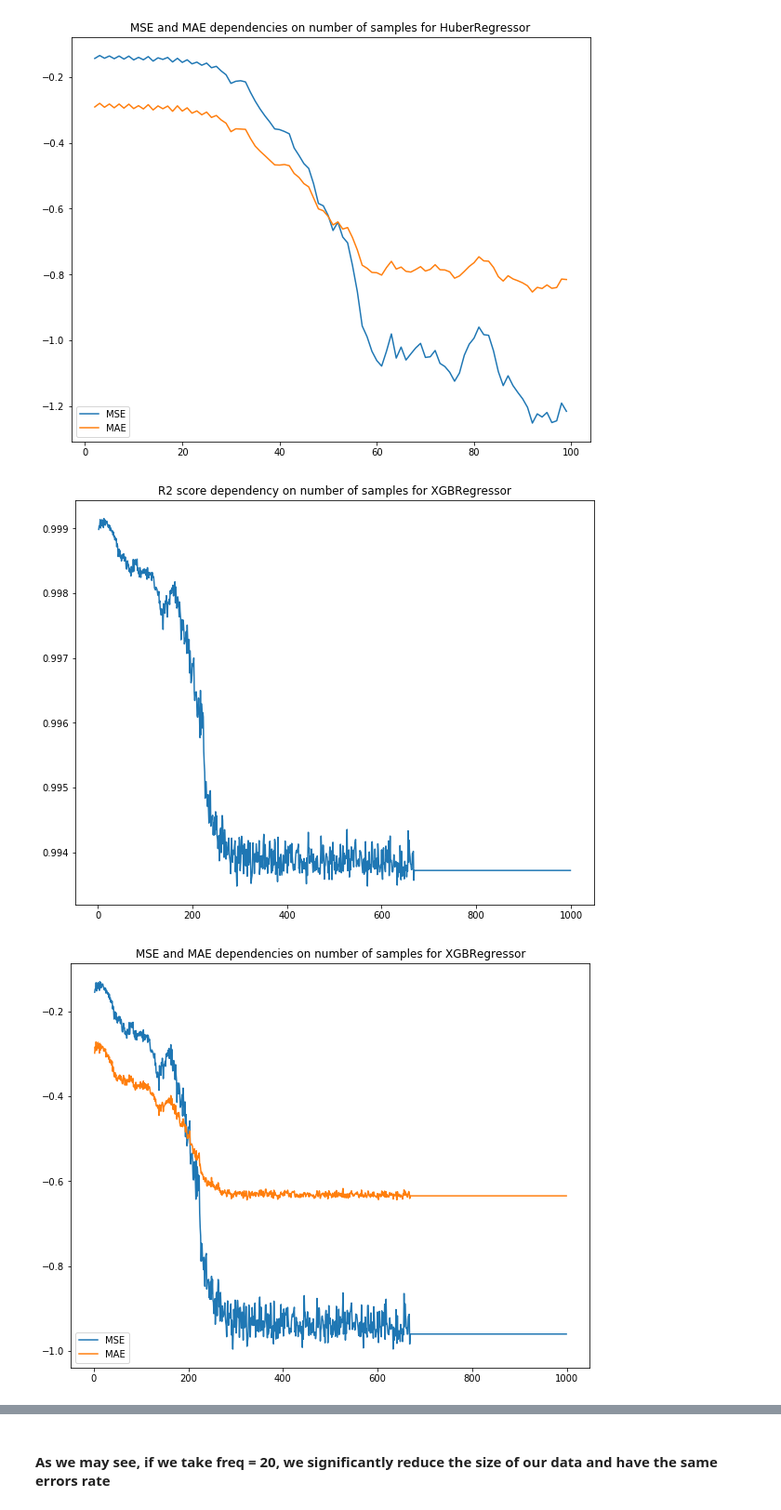
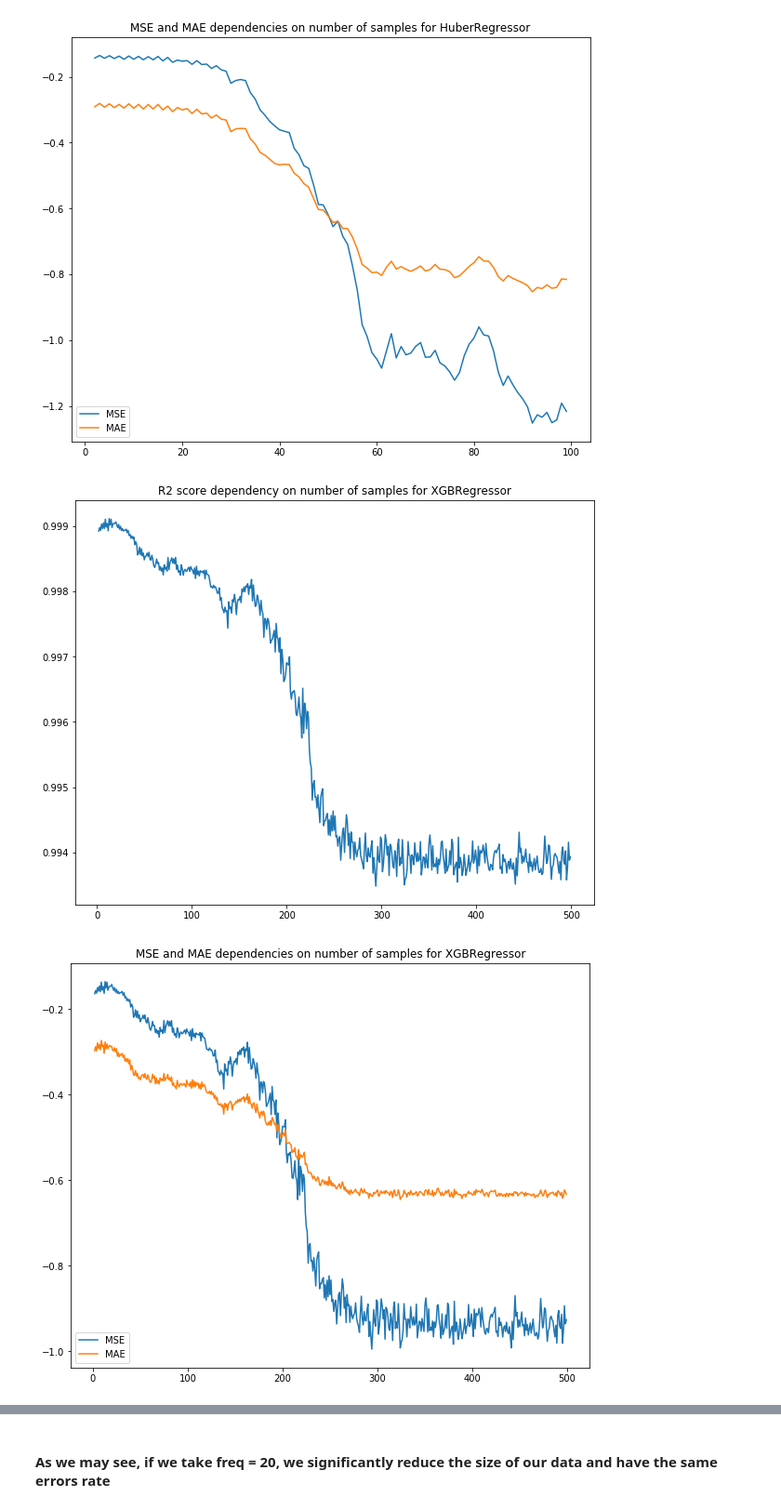
Before and after one commit to whiteRa2bit/cern_summer_project, a Jupyter notebook: problem1/experiments.ipynb, the cells around one changed output, grey strips where cells are left out. Shown at 93% size. Drawn from its saved outputs; the diff is of its cells as text; code cells hidden in the pictures.

Commit message:
add plots with greater freq

```diff
--- a/problem1/experiments.ipynb
+++ b/problem1/experiments.ipynb
@@ -96,7 +96,7 @@ def plot_errors(model, frequency_values, start_point=355):
     mae_scores = []
 
     for freq in tqdm.tqdm(frequency_values):
-        X_freq = np.concatenate([X[:, start_point::-freq], X[:, start_point::freq]], axis=1)
+        X_freq = np.concatenate([X[:, start_point::-freq][:, ::-1], X[:, start_point + freq::freq]], axis=1)
 
         scoring = ['r2', 'neg_mean_squared_error', 'neg_mean_absolute_error']
         scores = cross_validate(model, X_freq, y, scoring=scoring, cv=5)
@@ -152,13 +152,16 @@ y = y[:1000]
 # %%
 import xgboost as xgb
 
 xgb_reg = xgb.XGBRegressor(objective="reg:linear", random_state=42, verbosity=0)
 
-frequency_values = range(2, 1000)
+# frequency_values = range(2, 1000)
+# plot_errors(xgb_reg, frequency_values)
+
+frequency_values = range(2, 500)
 plot_errors(xgb_reg, frequency_values)
 
 frequency_values = range(2, 100)
 plot_errors(xgb_reg, frequency_values)
 # %% [output]
-[figure, old version]
+[figure, new version]
-[figure, old version]
+[figure, new version]
```
Also changed, not shown: parts of 1 cell of this notebook, 9 other files.
